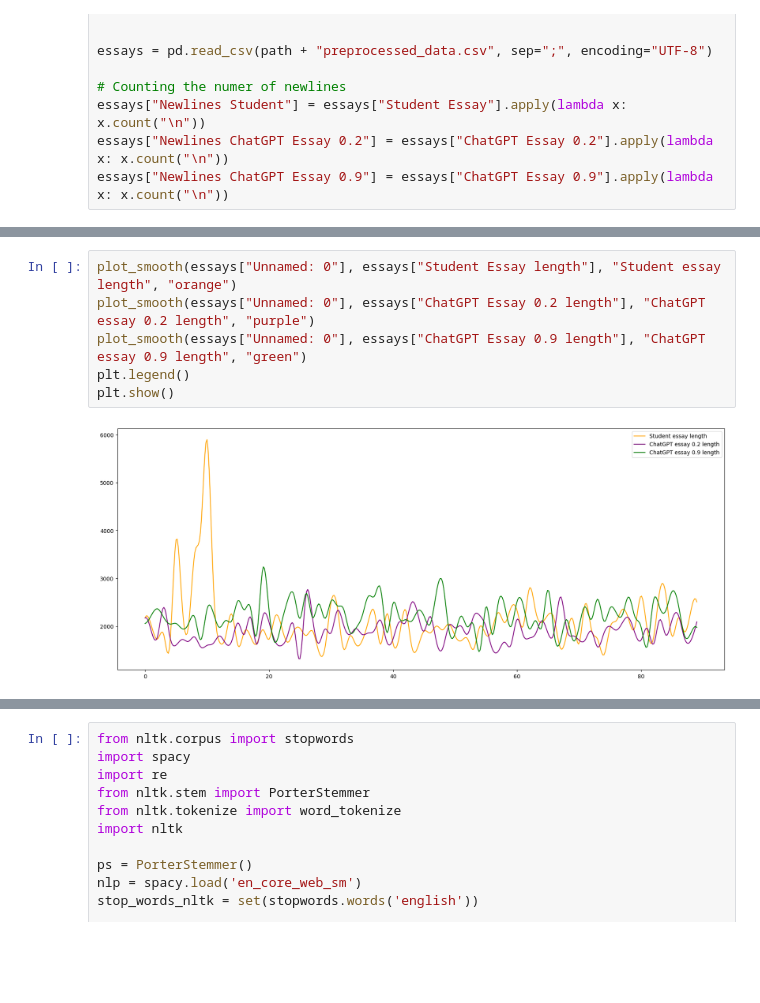
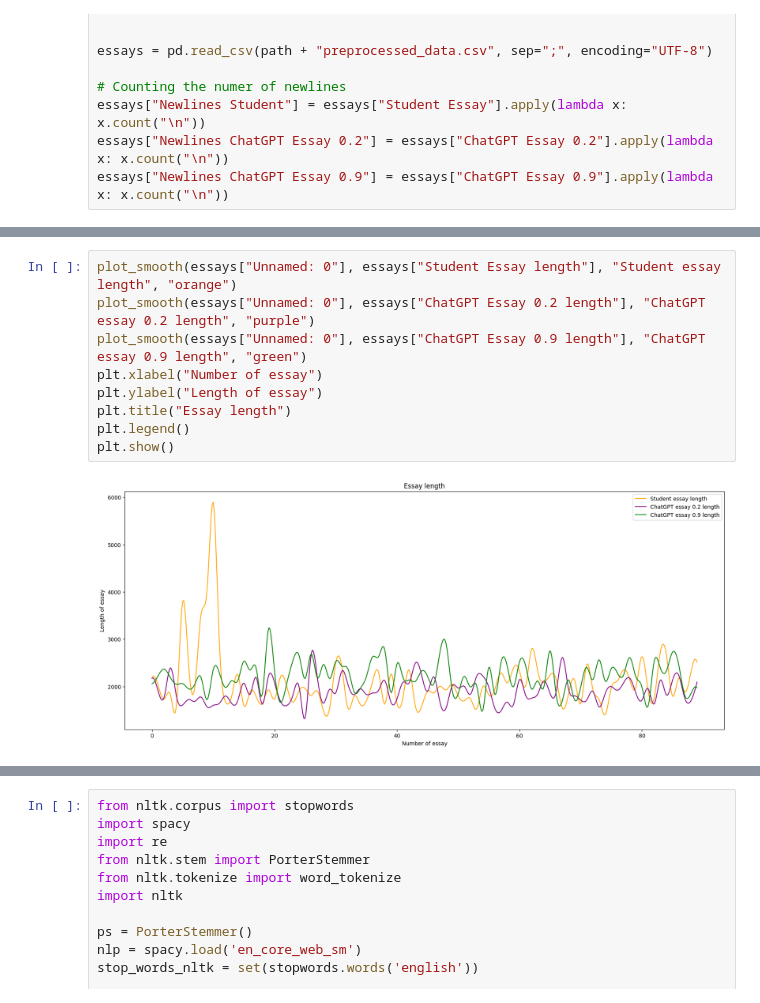
Before and after one commit to schind55/npl_project, a Jupyter notebook: other_analysis.ipynb, the cells around one changed output, grey strips where cells are left out. Drawn from its saved outputs; the diff is of its cells as text; blank space fills up the shorter version.

```diff
--- a/other_analysis.ipynb
+++ b/other_analysis.ipynb
@@ -36,11 +39,14 @@ plt.show()
 # %%
 plot_smooth(essays["Unnamed: 0"], essays["Student Essay length"], "Student essay length", "orange")
 plot_smooth(essays["Unnamed: 0"], essays["ChatGPT Essay 0.2 length"], "ChatGPT essay 0.2 length", "purple")
 plot_smooth(essays["Unnamed: 0"], essays["ChatGPT Essay 0.9 length"], "ChatGPT essay 0.9 length", "green")
+plt.xlabel("Number of essay")
+plt.ylabel("Length of essay")
+plt.title("Essay length")
 plt.legend()
 plt.show()
 # %% [output]
-[figure, old version]
+[figure, new version]
 # %%
 plot_smooth(essays["Unnamed: 0"],  essays["Newlines Student"] / essays["Student Essay length"], "Student essay new lines per character", "orange")
 plot_smooth(essays["Unnamed: 0"], essays["Newlines ChatGPT Essay 0.2"] / essays["ChatGPT Essay 0.2 length"], "ChatGPT essay 0.2 new lines per character", "purple")
```
Also changed, not shown: parts of 7 cells of this notebook, 4 other files.
